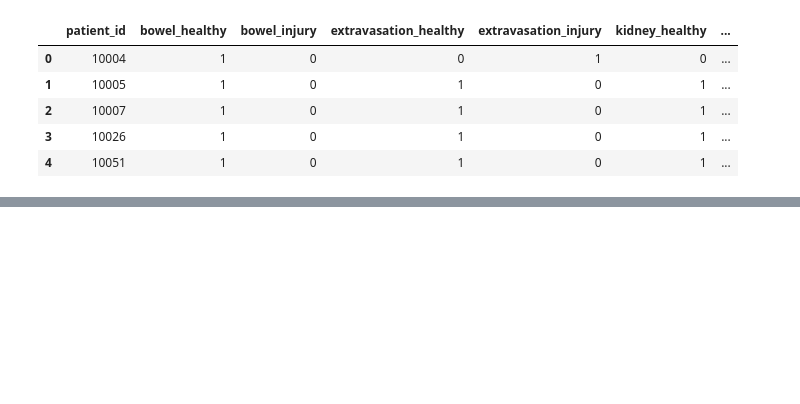
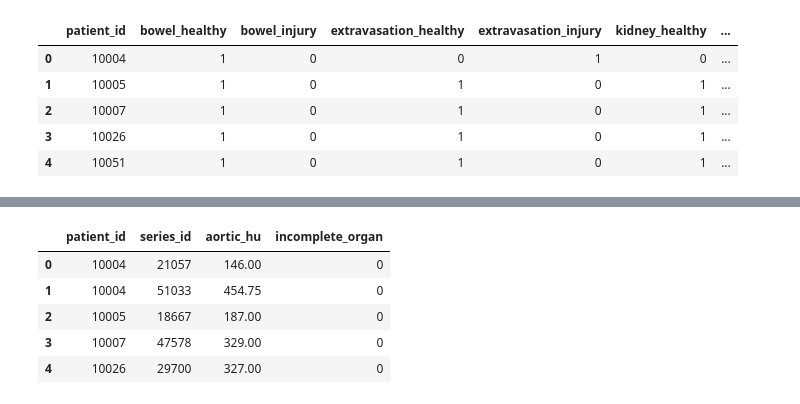
Before and after one commit to tachyon777/rsna-2023, a Jupyter notebook: notebooks/exp001.ipynb, the cells around one changed output, grey strips where cells are left out. Cells and saved outputs as stored; diff of their text form; code cells hidden in the pictures; blank space fills up the shorter version.

```diff
--- a/notebooks/exp001.ipynb
+++ b/notebooks/exp001.ipynb
@@ -25,0 +67,9 @@ df_train.head()
+# %%
+df_train_serirs_meta.head()
+# %% [output]
+|  | patient_id | series_id | aortic_hu | incomplete_organ |
+| 0 | 10004 | 21057 | 146.00 | 0 |
+| 1 | 10004 | 51033 | 454.75 | 0 |
+| 2 | 10005 | 18667 | 187.00 | 0 |
+| 3 | 10007 | 47578 | 329.00 | 0 |
+| 4 | 10026 | 29700 | 327.00 | 0 |
```
Also changed, not shown: parts of 9 cells of this notebook, 2 other files.
